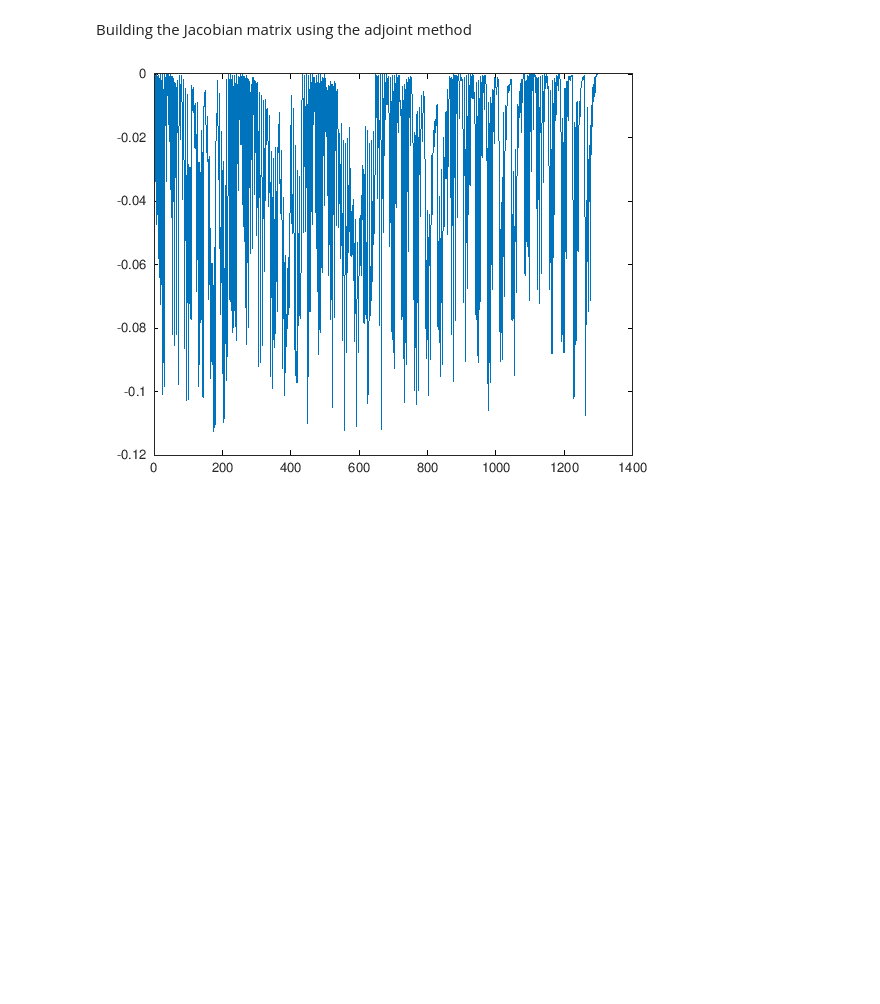
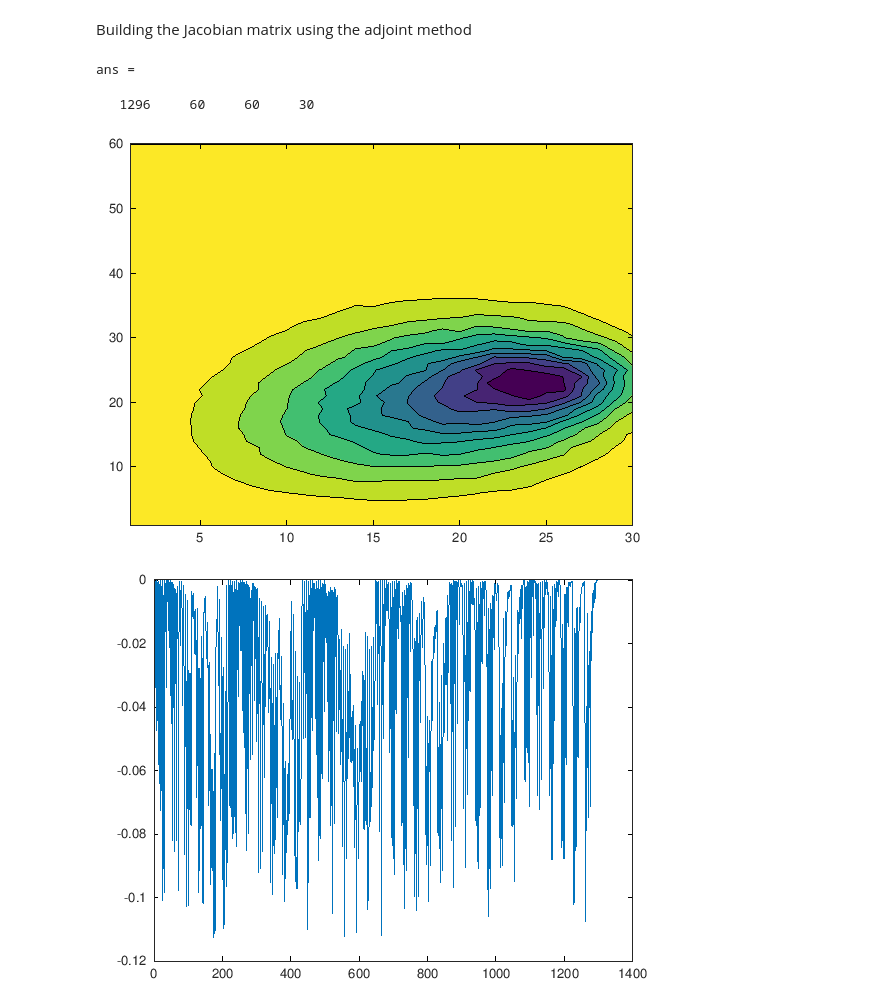
Before and after one commit to nzhang1218/MCX24Workshop, a Jupyter notebook: Training/MCX2024_1D_mcxlab_training.ipynb, the cells around one changed output. Drawn from its saved outputs; the diff is of its cells as text; code cells hidden in the pictures; blank space fills up the shorter version.

```diff
--- a/Training/MCX2024_1D_mcxlab_training.ipynb
+++ b/Training/MCX2024_1D_mcxlab_training.ipynb
@@ -969,17 +990,21 @@ Building the Jacobian matrix using the adjoint method
 # %%
 %%octave
 
 jacob=zeros([length(modelpredict) size(cfg0.vol)]);
 size(jacob)
 
 detnum=size(reconcfg.detpos,1);
 for i=1:srcnum
     for j=1:detnum
-        jacob(i,:,:,:)=-cwfluence(:,:,:,1,1,i).*cwfluence(:,:,:,1,1,j+srcnum);
+        jacob((i-1)*detnum + j,:,:,:)=-cwfluence(:,:,:,1,1,i).*cwfluence(:,:,:,1,1,j+srcnum);
     end
 end
 
-imagesc(squeeze(jacob(15, :, 30, :)))
+contourf(squeeze(jacob(15, :, 30, :)))
+# %% [output]
+ans =
+   1296     60     60     30
+[figure, added]
 # %%
 %%octave
 
```
Also changed, not shown: parts of 8 cells of this notebook.
